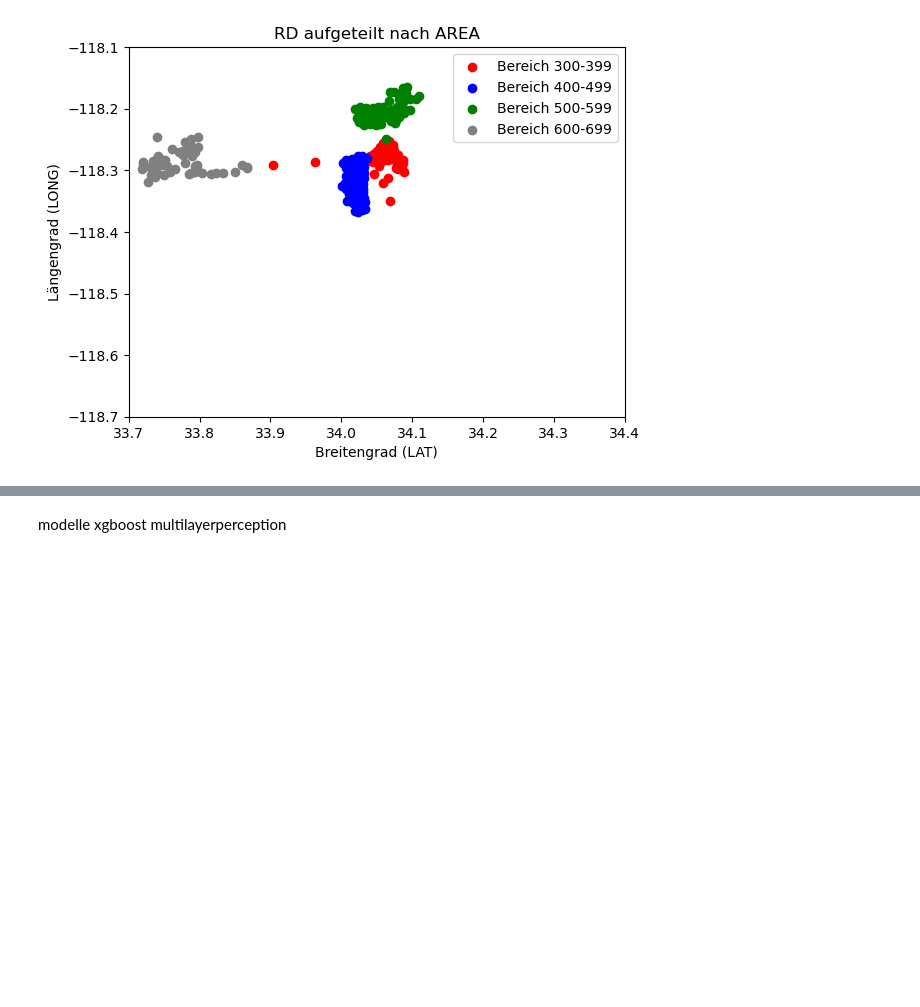
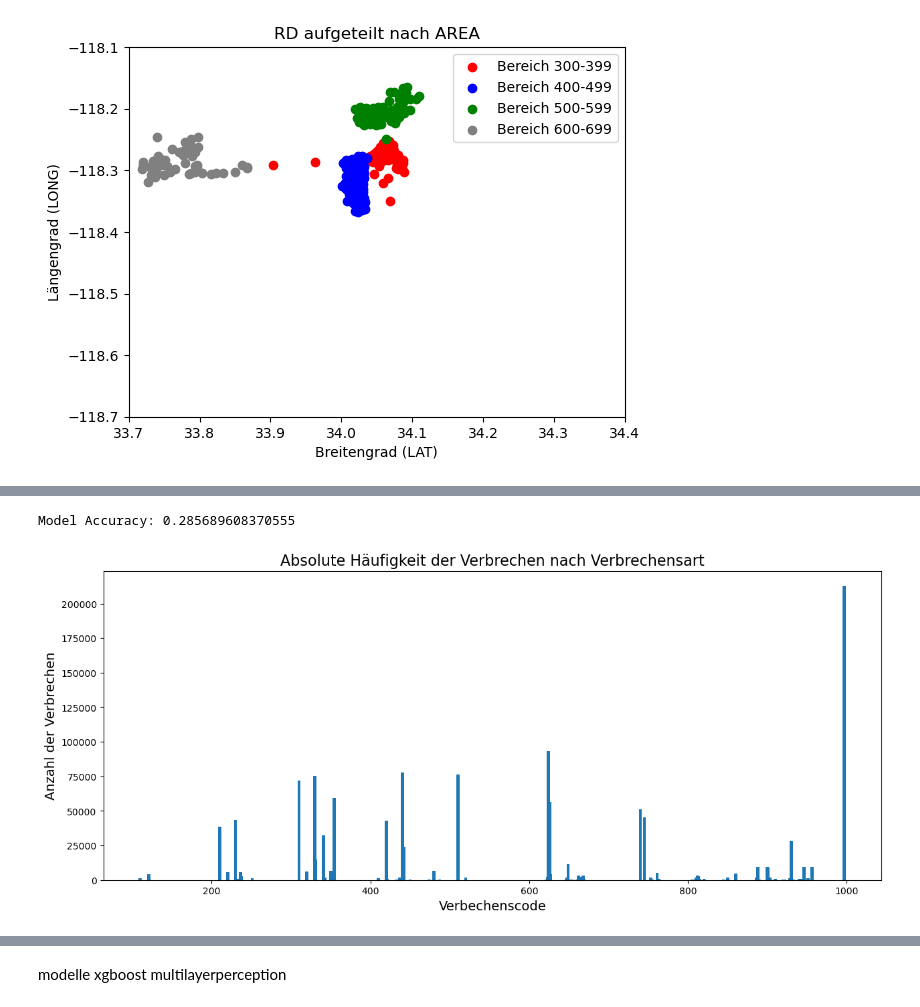
Before and after one commit to dominikth13/BI_Project, a Jupyter notebook: data_modeling_Robert.ipynb, the cells around one changed output, grey strips where cells are left out. Saved outputs shown, nothing was run; the diff lists cells and outputs as text; code cells hidden in the pictures; blank space fills up the shorter version.

```diff
--- a/data_modeling_Robert.ipynb
+++ b/data_modeling_Robert.ipynb
@@ -153,0 +184,61 @@ plt.show()
+# %%
+from sklearn.calibration import LabelEncoder
+from sklearn.preprocessing import StandardScaler, MinMaxScaler
+from sklearn.naive_bayes import CategoricalNB
+
+# Build a Gaussian Classifier
+nb_class = CategoricalNB()
+
+#features = ['LOCATION.street'] 'DATE.OCC_month' 'DATE.OCC_weekday'
+features = ['TIME.OCC_hour','DATE.OCC_day','DATE.OCC_year','RD','LOCATION.street','DATE.OCC_month' ,'DATE.OCC_weekday', 'LAT']
+target = 'CRIME_CAT'
+selection = features + [target]
+predict_data_encoded = cleaned_data[selection].copy()
+
+predict_data_encoded['LOCATION.street']= LabelEncoder().fit_transform(predict_data_encoded['LOCATION.street'])
+
+X_train, X_test, y_train, y_test = train_test_split(predict_data_encoded.drop(target, axis=1), predict_data_encoded[target], test_size=0.2, random_state=42)
+nb_class.fit(X_train,y_train)
+
+print(f'Model Accuracy: {nb_class.score(X_test,y_test)}')
+
+# test_sizes = list(np.flip(np.linspace(0.1,1,9,endpoint=False)))
+# learning_curve = []
+# for test_size in test_sizes:
+#     model = CategoricalNB()
+#     X_train, X_test, y_train, y_test = train_test_split(predict_data_encoded[features], predict_data_encoded[target], test_size=test_size, random_state=42)
+#     model.fit(X_train,y_train)
+#     score = model.score(X_test,y_test)
+#     learning_curve.append(score)
+#     print(f'Score {test_size}: {score}')
+# print(learning_curve)
+# %% [output]
+Model Accuracy: 0.285689608370555
+# %%
+import matplotlib.pyplot as plt
+
+# Angenommen, Ihre Spalte heißt 'Spalte_name' und Ihr DataFrame heißt 'df'
+column_name = 'Crm.Cd'
+
+# Berechnen der absoluten Häufigkeit
+frequency = cleaned_data[column_name].value_counts()
+
+# Sortieren der Häufigkeiten in aufsteigender Reihenfolge
+frequency = frequency.sort_values()
+#maße de bildes
+plt.figure(figsize=(15, 6))
+# Erstellen des Balkendiagramms
+plt.bar(frequency.index, frequency.values, width = 4)
+
+# Beschriftungen und Titel hinzufügen
+plt.xlabel('Verbechenscode', fontsize=14)
+plt.ylabel('Anzahl der Verbrechen', fontsize=14)
+plt.title('Absolute Häufigkeit der Verbrechen nach Verbrechensart', fontsize=16)
+
+# Anpassen der Achsenbeschriftungen für bessere Lesbarkeit
+plt.xticks(rotation=0, fontsize=10)
+
+# Diagramm anzeigen
+plt.show()
+# %% [output]
+[figure, added]
```
Also changed, not shown: parts of 16 cells of this notebook, 1 other file.
